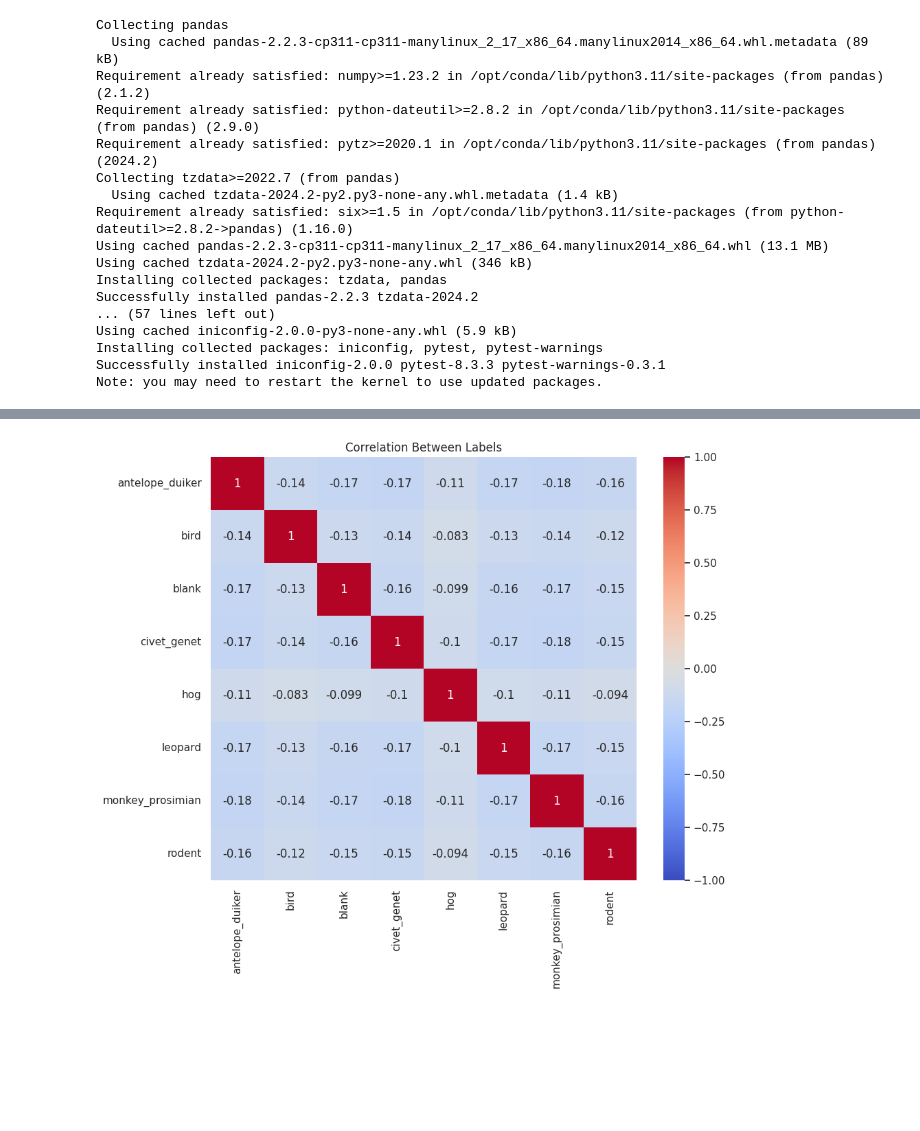
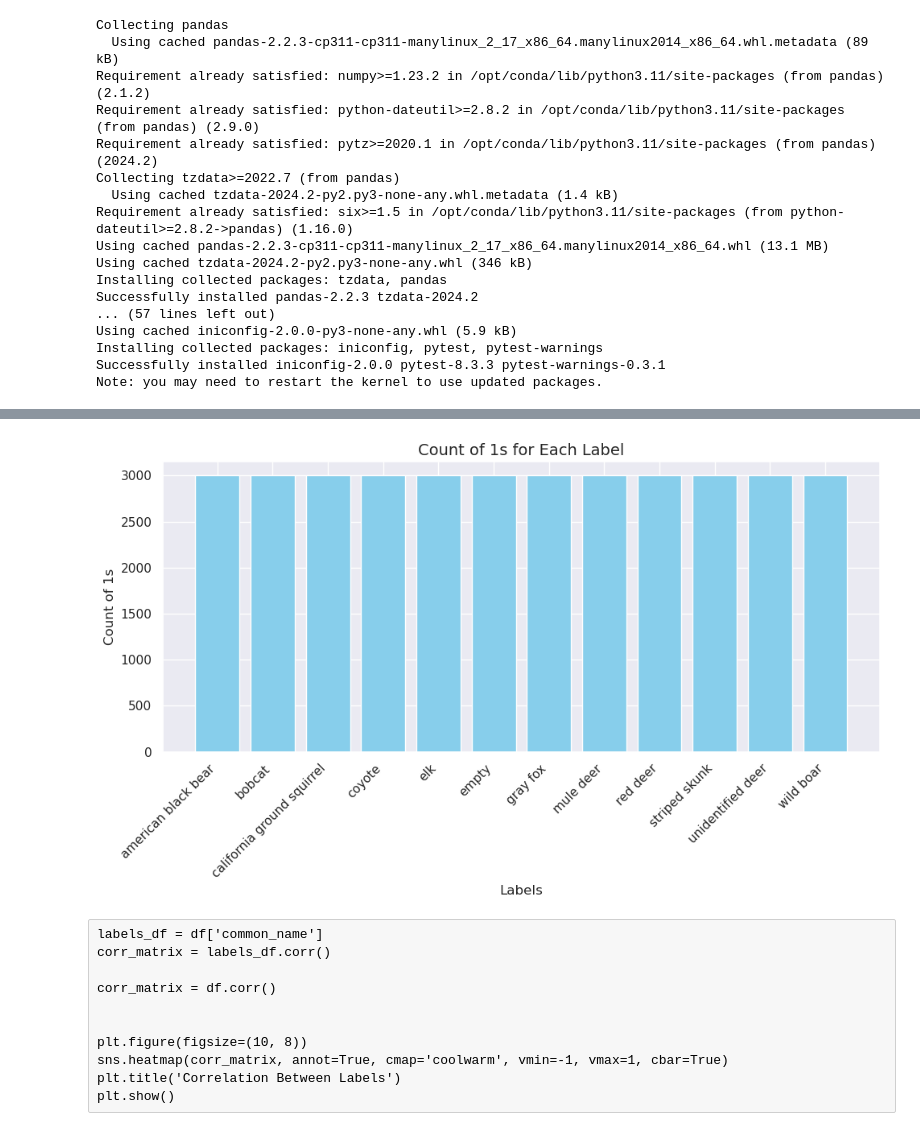
Before and after one commit to michsute/North-American-Animals-Classification, a Jupyter notebook: data-visualisation.ipynb, the cells around one changed output, grey strips where cells are left out. Saved outputs shown, nothing was run; the diff lists cells and outputs as text; code cells hidden in the pictures; blank space fills up the shorter version.

```diff
--- a/data-visualisation.ipynb
+++ b/data-visualisation.ipynb
@@ -121,8 +107,29 @@ plt.show()
-# %%
-corr_matrix = labels_df.corr()
-plt.figure(figsize=(10, 8))
-sns.heatmap(corr_matrix, annot=True, cmap='coolwarm', vmin=-1, vmax=1, cbar=True)
-plt.title('Correlation Between Labels')
-plt.show()
-# %% [output]
-[figure, removed]
+# %%
+import matplotlib.pyplot as plt
+
+
+label_counts = df['common_name'].value_counts()
+
+plt.figure(figsize=(10, 6))
+plt.bar(label_counts.index, label_counts.values, color='skyblue')
+
+plt.title('Count of 1s for Each Label', fontsize=14)
+plt.xlabel('Labels', fontsize=12)
+plt.ylabel('Count of 1s', fontsize=12)
+plt.xticks(rotation=45, ha='right')
+
+plt.tight_layout()
+plt.show()
+# %% [output]
+[figure, added]
+# %% [raw]
+labels_df = df['common_name']
+corr_matrix = labels_df.corr()
+
+corr_matrix = df.corr()
+
+
+plt.figure(figsize=(10, 8))
+sns.heatmap(corr_matrix, annot=True, cmap='coolwarm', vmin=-1, vmax=1, cbar=True)
+plt.title('Correlation Between Labels')
+plt.show()
```
Also changed, not shown: parts of 8 cells of this notebook, 1 other file.
